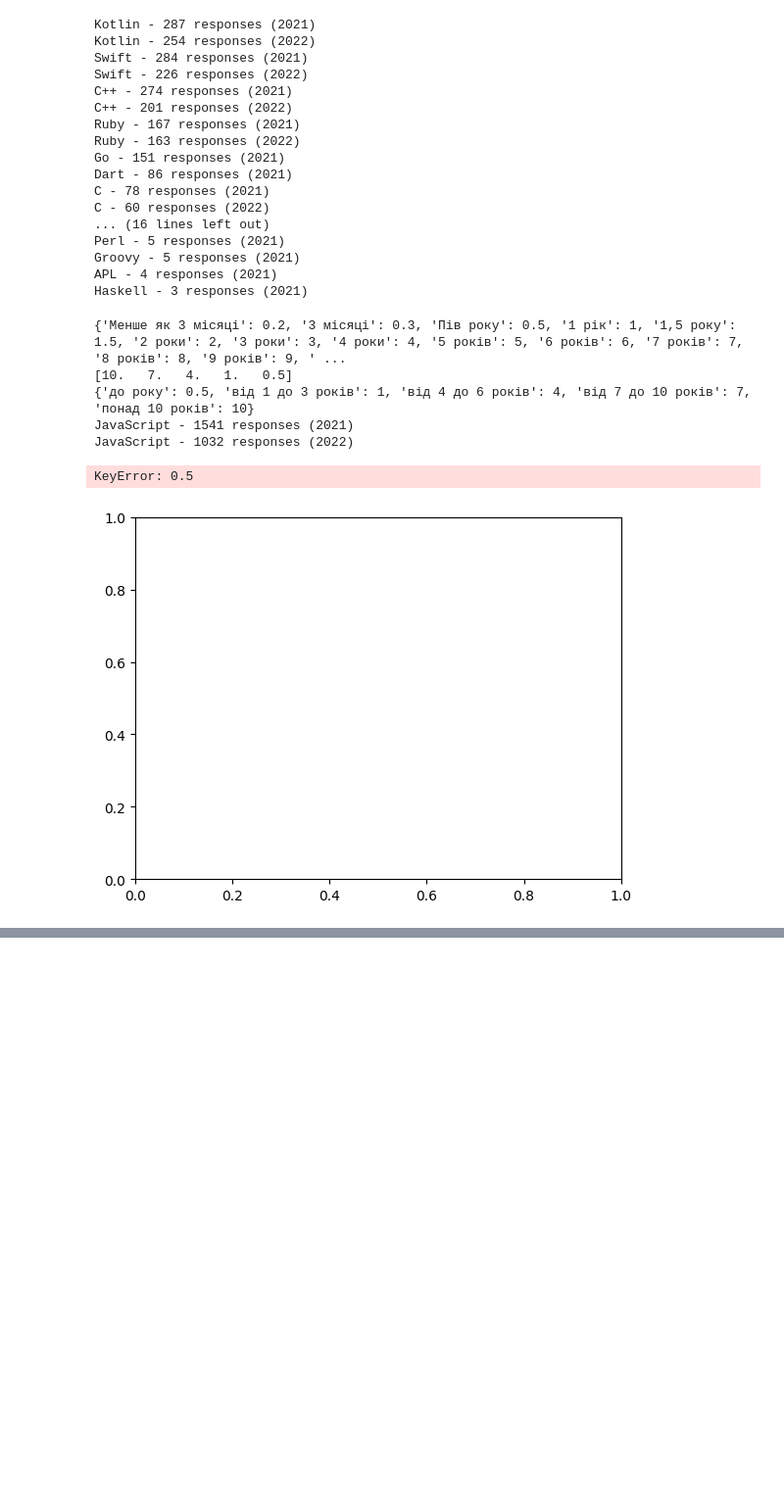
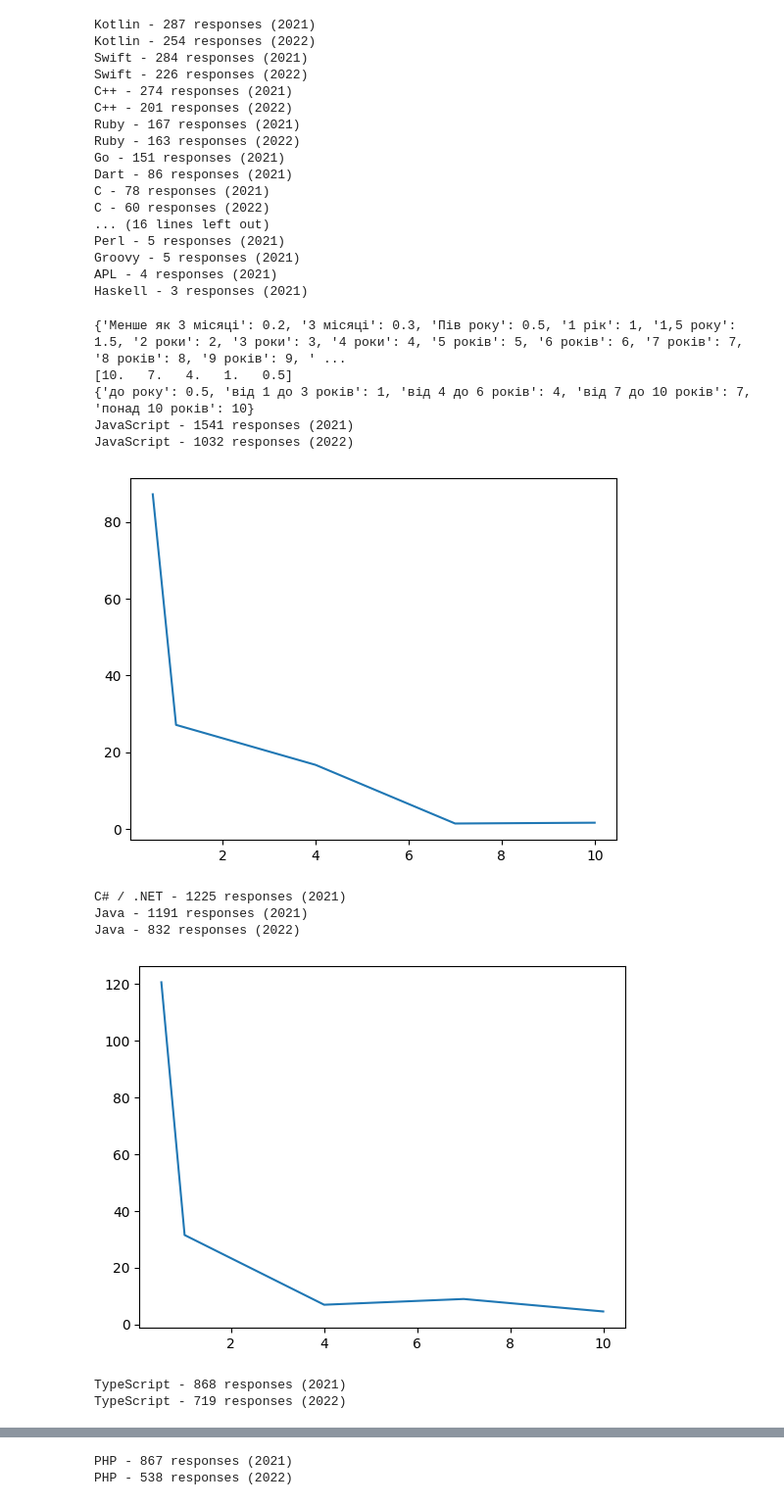
Before and after one commit to rizerphe-student/dev_datasets_analysis_project, a Jupyter notebook: notebook.ipynb, the cells around one changed output, grey strips where cells are left out. Shown at 98% size. Cells and saved outputs as stored; diff of their text form; code cells hidden in the pictures; blank space fills up the shorter version.

Commit message:
Fixed percentage graphs for Ukraine

```diff
--- a/notebook.ipynb
+++ b/notebook.ipynb
@@ -383,34 +383,40 @@ def percentages_by_criteria_both(criteria1, criteria2, threshold=None):
 
     for key in sorted(dec_2021_devs[criteria1].unique(), reverse=True, key=lambda key: sum(dec_2021_devs[criteria1] == key)):
         data_2021 = dec_2021_devs[dec_2021_devs[criteria1] == key].groupby('experience')['Зарплата у $$$ за місяць, лише ставка після сплати податків'].mean()
         data_2022 = june_2022[june_2022[criteria2] == key].groupby('experience')['salary'].mean()
 
         n_2021 = sum(dec_2021_devs[criteria1] == key)
         if n_2021 != 0:
             print(f"{key} - {n_2021} responses (2021)")
 
         n_2022 = sum(june_2022[criteria2] == key)
         if n_2022 != 0:
             print(f"{key} - {n_2022} responses (2022)")
 
         if threshold is None or (n_2021 > threshold and n_2022 > threshold):
             sub = plt.subplot()
 
             sorted_index_2021 = sorted(data_2021.index)
 
             salaries = []
             for x in sorted_index_2021:
-                salaries.append(data_2021[x])
-                salaries.append(data_2022[x])
+                salary_2021 = data_2021[x]
+                salary_2022 = data_2022[dict(map(tuple, map(reversed, index_dict_2022.items())))[x]]
+                salaries.append(salary_2022 / salary_2021 * 100 - 100)
             sub.plot(sorted_index_2021, salaries)
             plt.show()
 
 percentages_by_criteria_both("Основна мова програмування", "tech", 300)
 # %% [output]
 {'Менше як 3 місяці': 0.2, '3 місяці': 0.3, 'Пів року': 0.5, '1 рік': 1, '1,5 року': 1.5, '2 роки': 2, '3 роки': 3, '4 роки': 4, '5 років': 5, '6 років': 6, '7 років': 7, '8 років': 8, '9 років': 9, ' ...
 [10.   7.   4.   1.   0.5]
 {'до року': 0.5, 'від 1 до 3 років': 1, 'від 4 до 6 років': 4, 'від 7 до 10 років': 7, 'понад 10 років': 10}
 JavaScript - 1541 responses (2021)
 JavaScript - 1032 responses (2022)
+[figure, new version]
-KeyError: 0.5
+C# / .NET - 1225 responses (2021)
+Java - 1191 responses (2021)
+Java - 832 responses (2022)
-[figure, old version]
+[figure, added]
+TypeScript - 868 responses (2021)
+TypeScript - 719 responses (2022)
@@ -416,0 +424,2 @@ KeyError: 0.5
+PHP - 867 responses (2021)
+PHP - 538 responses (2022)
```
Also changed, not shown: parts of 1 cell of this notebook.
